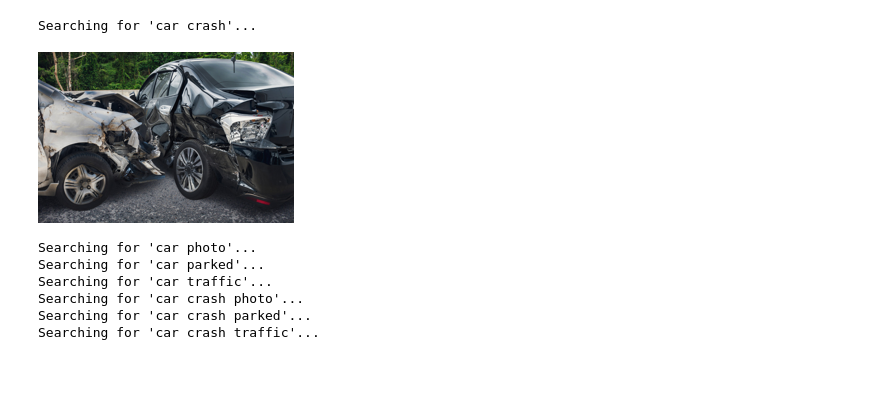
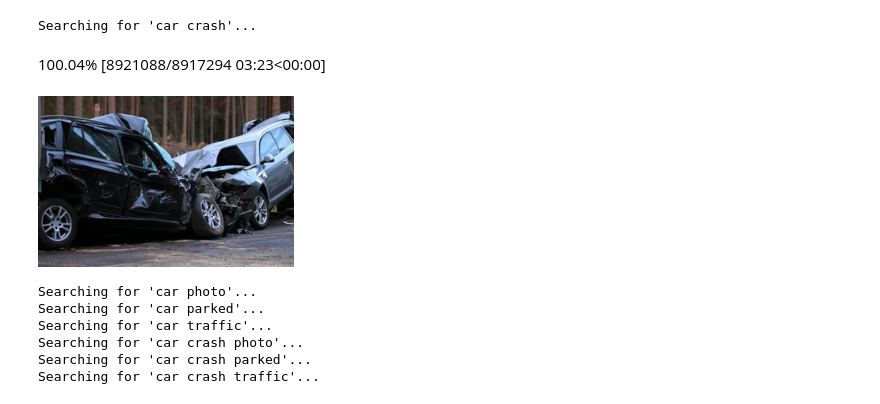
Before and after one commit to cyblogerz/fast-ai-projects, a Jupyter notebook: car_accident_classification/notebook.ipynb, the cells around one changed output. Drawn from its saved outputs; the diff is of its cells as text; code cells hidden in the pictures; blank space fills up the shorter version.

```diff
--- a/car_accident_classification/notebook.ipynb
+++ b/car_accident_classification/notebook.ipynb
@@ -30,6 +28,7 @@ im.to_thumb(256,256)
 # %%
-download_url(search_images('car crash', max_images=1)[0], 'crash.jpg', show_progress=False)
+download_url(search_images('car crash', max_images=1)[0], 'crash.jpg',)
 Image.open('crash.jpg').to_thumb(256,256)
 # %% [output]
 Searching for 'car crash'...
+100.04% [8921088/8917294 03:23<00:00]
-[figure, old version]
+[figure, new version]
```
Also changed, not shown: parts of 9 cells of this notebook, 4 other files.
